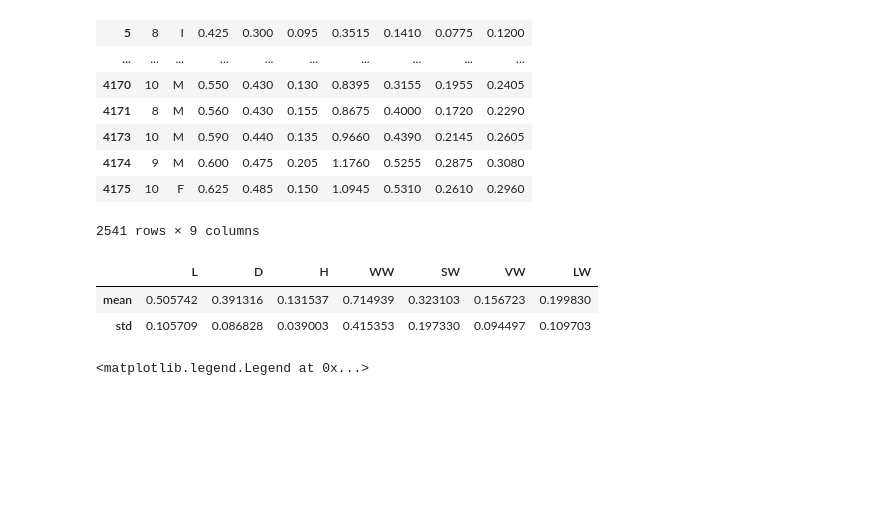
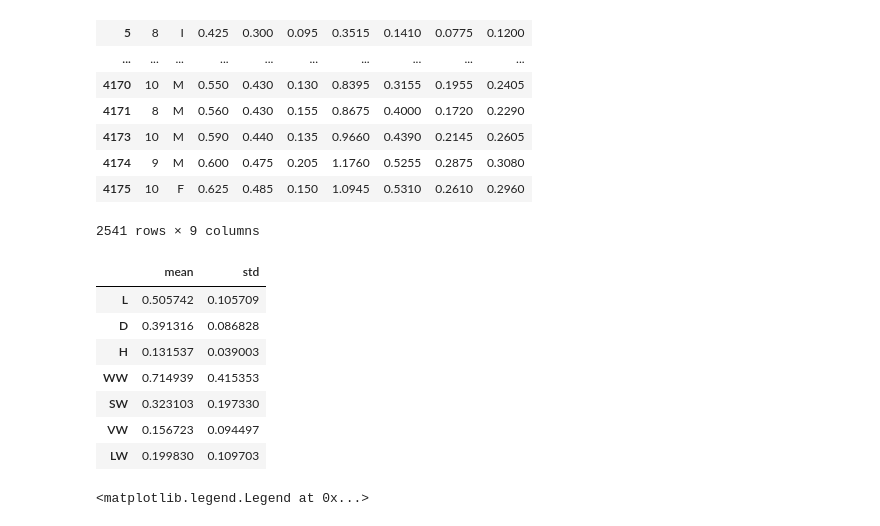
Before and after one commit to SWi7CHbladE/Pattern-Recognition-Assigment, a Jupyter notebook: 20_8_2022_Assignment2.ipynb, the cells around one changed output. Cells and saved outputs as stored; diff of their text form; code cells hidden in the pictures; blank space fills up the shorter version.

```diff
--- a/20_8_2022_Assignment2.ipynb
+++ b/20_8_2022_Assignment2.ipynb
@@ -111,11 +116,16 @@ data_M
 2541 rows × 9 columns
 # %%
 tmp = data_M[col].describe().loc[["mean","std"]]
-tmp
+tmp.transpose()
 # %% [output]
-|  | L | D | H | WW | SW | VW | LW |
-| mean | 0.505742 | 0.391316 | 0.131537 | 0.714939 | 0.323103 | 0.156723 | 0.199830 |
-| std | 0.105709 | 0.086828 | 0.039003 | 0.415353 | 0.197330 | 0.094497 | 0.109703 |
+|  | mean | std |
+| L | 0.505742 | 0.105709 |
+| D | 0.391316 | 0.086828 |
+| H | 0.131537 | 0.039003 |
+| WW | 0.714939 | 0.415353 |
+| SW | 0.323103 | 0.197330 |
+| VW | 0.156723 | 0.094497 |
+| LW | 0.199830 | 0.109703 |
 # %%
 x = np.arange(-0.2, 1.8, 0.001)
 
```
Also changed, not shown: parts of 2 cells of this notebook.
